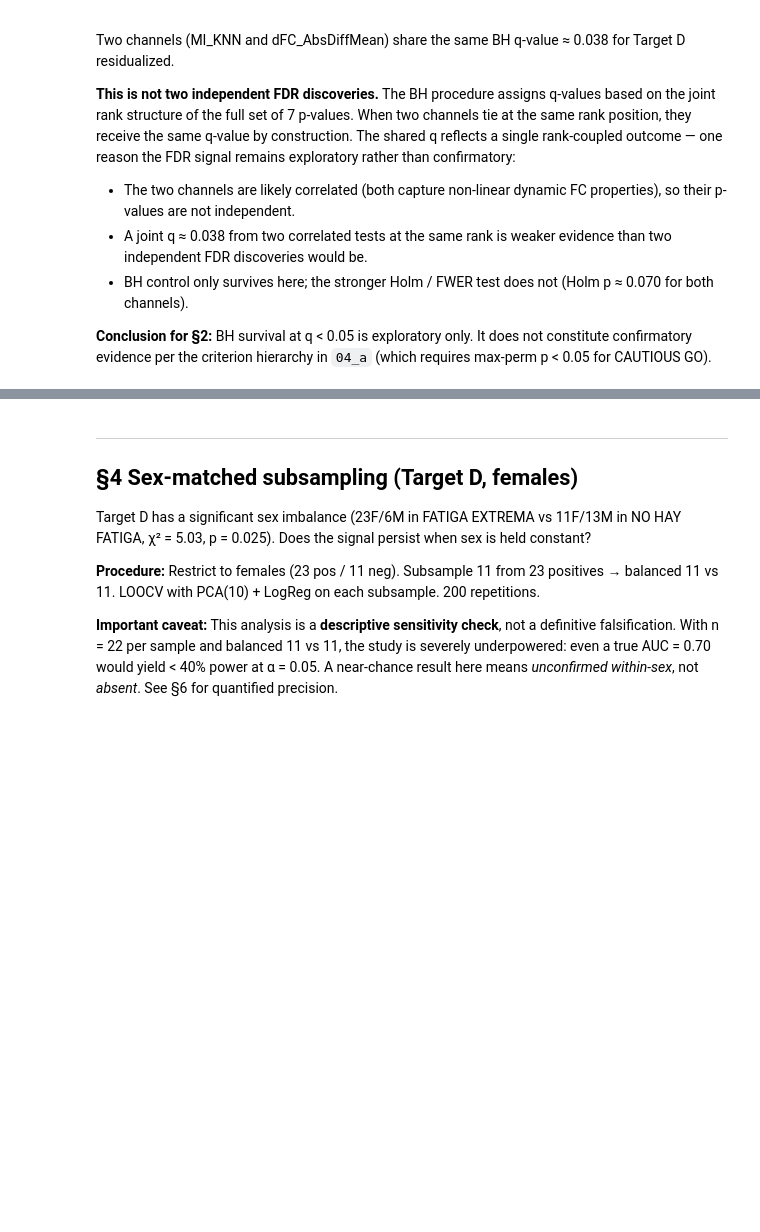
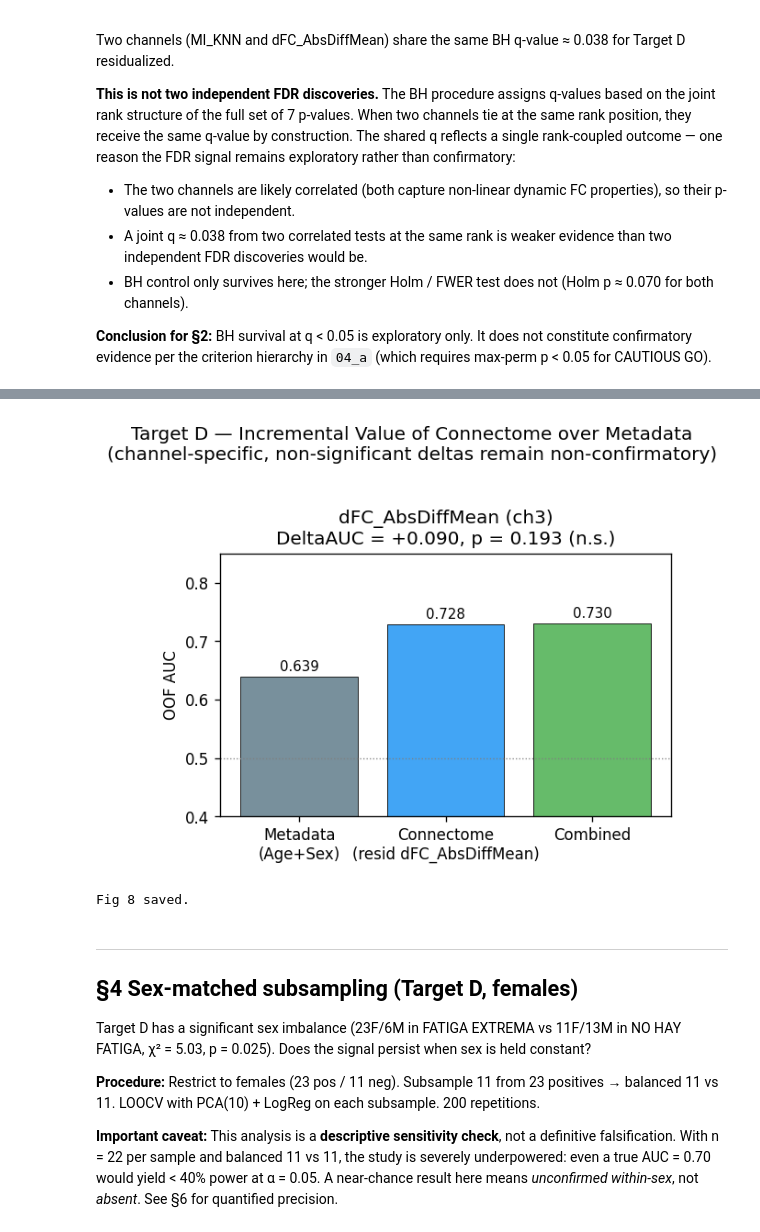
Before and after one commit to SantiagoVBlasL/vae_AD, a Jupyter notebook: notebooks/04_b_fatigue_hardening.ipynb, the cells around one changed output, grey strips where cells are left out. Cells and saved outputs as stored; diff of their text form; code cells hidden in the pictures; blank space fills up the shorter version.

```diff
--- a/notebooks/04_b_fatigue_hardening.ipynb
+++ b/notebooks/04_b_fatigue_hardening.ipynb
@@ -217,34 +307,45 @@ for lbl, iv in [("MI_KNN (ch2)", iv_mi), ("dFC_AbsDiffMean (ch3)", iv_dfc)]:
 # %%
 # Bar chart: metadata vs connectome vs combined
-fig, axes = plt.subplots(1, 2, figsize=(10, 4), sharey=True)
+plot_analyses = []
+for lbl, iv in [("MI_KNN (ch2)", iv_ch2), ("dFC_AbsDiffMean (ch3)", iv_ch3)]:
+    if iv:
+        plot_analyses.append((lbl, iv))
 
-for ax, lbl, iv in [
-    (axes[0], "MI_KNN (ch2)", iv_mi),
-    (axes[1], "dFC_AbsDiffMean (ch3)", iv_dfc),
-]:
-    if not iv:
-        continue
-    aucs = [iv["auc_metadata"], iv["auc_connectome_resid"], iv["auc_combined"]]
-    labels = ["Metadata\n(Age+Sex)", f"Connectome\n(resid {lbl.split()[0]})", "Combined"]
-    colors = ["#78909C", "#42A5F5", "#66BB6A"]
-    bars = ax.bar(labels, aucs, color=colors, edgecolor="black", linewidth=0.5)
-    ax.axhline(0.5, color="grey", ls=":", lw=0.8)
-    for b, v in zip(bars, aucs):
-        ax.text(b.get_x() + b.get_width()/2, v + 0.01, f"{v:.3f}",
-                ha="center", fontsize=9)
-    ax.set_ylim(0.4, 0.85)
-    ax.set_ylabel("OOF AUC")
-    delta = iv["delta_comb_vs_meta"]
-    p = iv["delta_p"]
-    sig_str = "*" if p < 0.05 else "n.s."
-    ax.set_title(f"{lbl}\nΔAUC = {delta:+.3f}, p = {p:.3f} ({sig_str})")
-fig.suptitle("Target D — Incremental Value of Connectome over Metadata\n"
-             "(non-significant result is power-limited; see §6)", y=1.02)
-fig.tight_layout()
-fig.savefig(FIG / "fig8_incremental_value.png", bbox_inches="tight")
-fig.savefig(FIG / "fig8_incremental_value.pdf", bbox_inches="tight")
-plt.show()
-print("Fig 8 saved.")
+if not plot_analyses:
+    print("No incremental-value artifacts found for ch2/ch3.")
+else:
+    fig, axes = plt.subplots(1, len(plot_analyses), figsize=(5 * len(plot_analyses), 4), sharey=True)
+    if len(plot_analyses) == 1:
+        axes = [axes]
+
+    for ax, (lbl, iv) in zip(axes, plot_analyses):
+        aucs = [iv["auc_metadata"], iv["auc_connectome_resid"], iv["auc_combined"]]
+        labels = ["Metadata\n(Age+Sex)", f"Connectome\n(resid {iv.get('channel_name', lbl)})", "Combined"]
+        colors = ["#78909C", "#42A5F5", "#66BB6A"]
+        bars = ax.bar(labels, aucs, color=colors, edgecolor="black", linewidth=0.5)
+        ax.axhline(0.5, color="grey", ls=":", lw=0.8)
+        for b, v in zip(bars, aucs):
+            ax.text(b.get_x() + b.get_width()/2, v + 0.01, f"{v:.3f}", ha="center", fontsize=9)
+        ax.set_ylim(0.4, 0.85)
+        ax.set_ylabel("OOF AUC")
+        delta = iv["delta_comb_vs_meta"]
+        p = iv["delta_p"]
+        sig_str = "*" if p < 0.05 else "n.s."
+        ax.set_title(f"{lbl}\nDeltaAUC = {delta:+.3f}, p = {p:.3f} ({sig_str})")
+
+    fig.suptitle(
+        "Target D — Incremental Value of Connectome over Metadata\n"
+        "(channel-specific, non-significant deltas remain non-confirmatory)",
+        y=1.03,
+    )
+    fig.tight_layout()
+    fig.savefig(FIG / "fig8_incremental_value.png", bbox_inches="tight")
+    fig.savefig(FIG / "fig8_incremental_value.pdf", bbox_inches="tight")
+    plt.show()
+    print("Fig 8 saved.")
+# %% [output]
+[figure, added]
+Fig 8 saved.
 # %% [markdown]
 ---
 ## §4  Sex-matched subsampling  (Target D, females)
```
Also changed, not shown: parts of 18 cells of this notebook, 2 other files.
